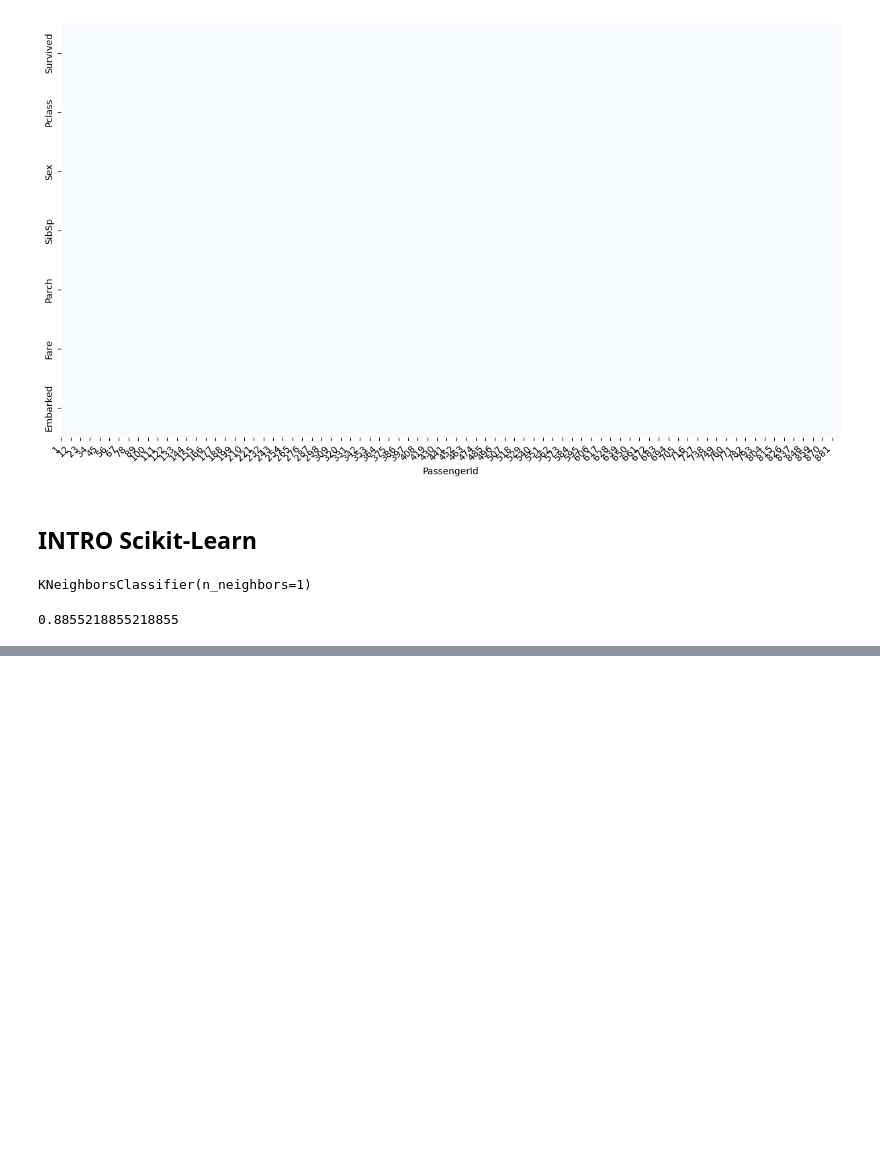
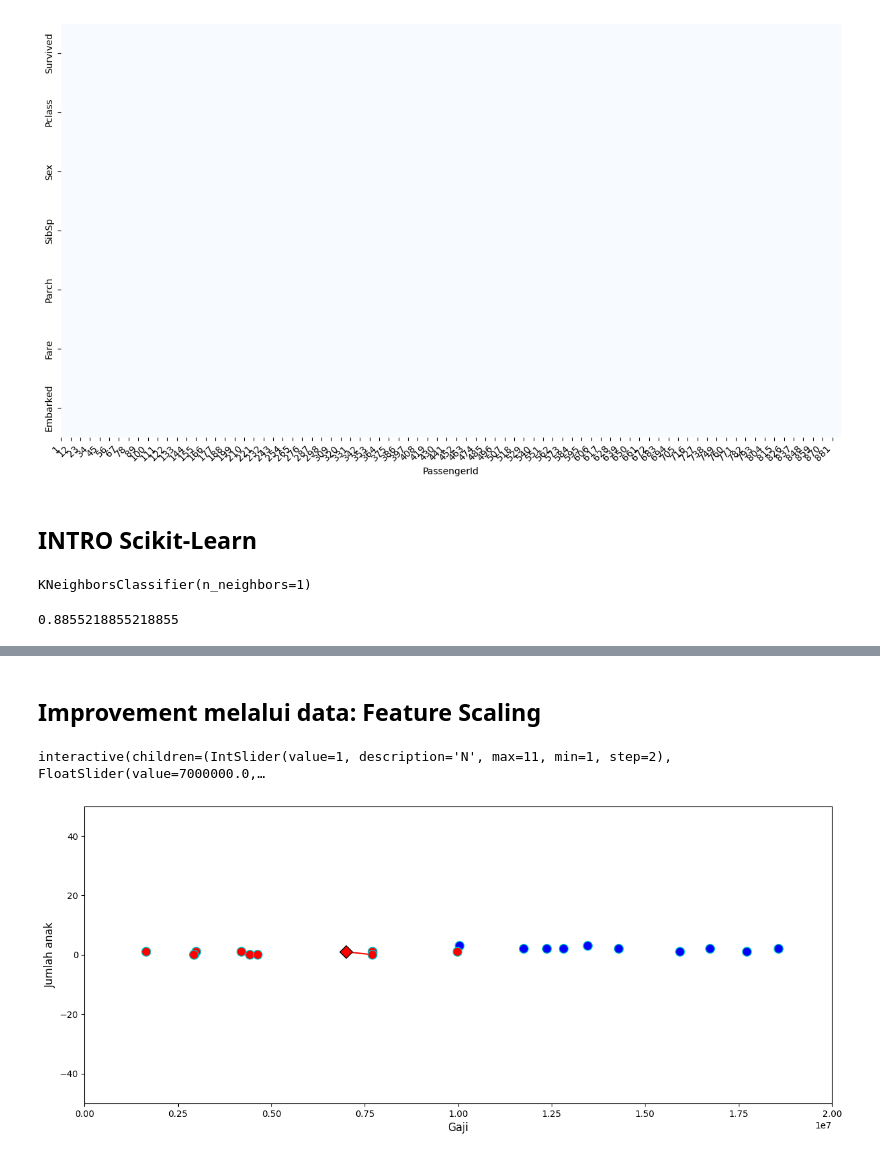
Before and after one commit to Ibnuamrithaher/Mechine-Learning-And-Deep-Learning, a Jupyter notebook: Course 2/Scikit_learn.ipynb, the cells around one changed output, grey strips where cells are left out. Cells and saved outputs as stored; diff of their text form; code cells hidden in the pictures; blank space fills up the shorter version.

```diff
--- a/Course 2/Scikit_learn.ipynb
+++ b/Course 2/Scikit_learn.ipynb
@@ -128,0 +213,7 @@ knn.score(x,y)
+# %% [markdown]
+## **Improvement melalui data: Feature Scaling**
+# %%
+demo.knn_scaling()
+# %% [output]
+interactive(children=(IntSlider(value=1, description='N', max=11, min=1, step=2), FloatSlider(value=7000000.0,…
+[figure, added]
```
Also changed, not shown: parts of 28 cells of this notebook.
